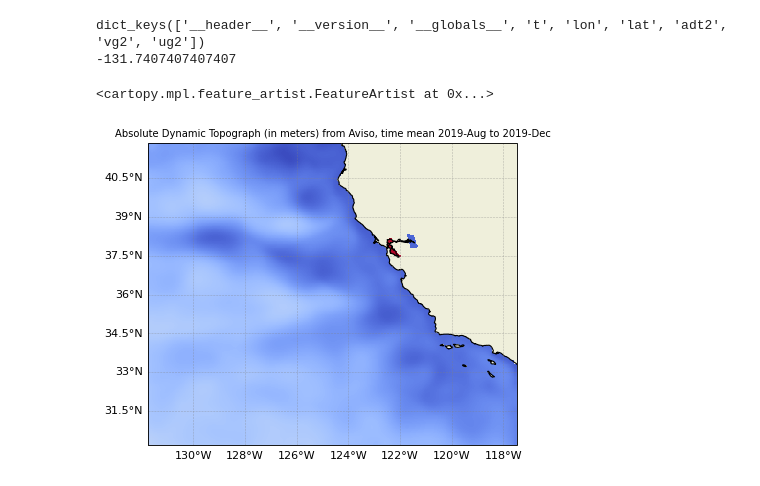
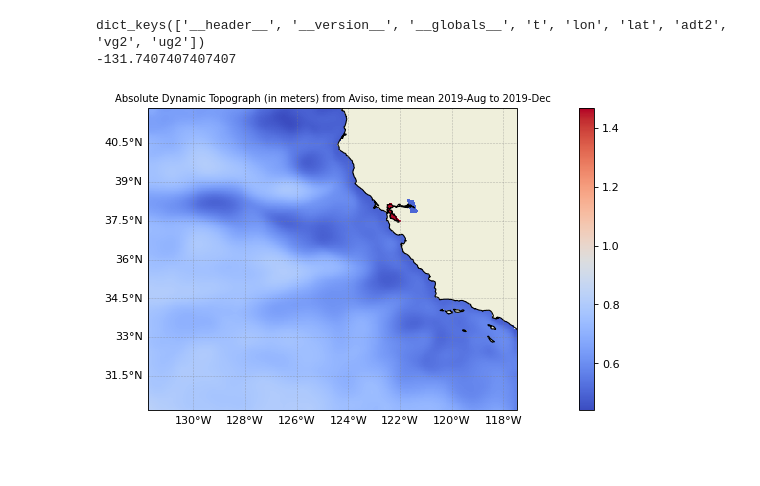
Before and after one commit to emmagurcan/JPL-SURF, a Jupyter notebook: Model_SSH_Data.ipynb, the cells around one changed output. Saved outputs shown, nothing was run; the diff lists cells and outputs as text; code cells hidden in the pictures.

```diff
--- a/Model_SSH_Data.ipynb
+++ b/Model_SSH_Data.ipynb
@@ -30,14 +19,14 @@ print(dataset['lat'])
-# %%
-print(dataset.keys())
-print(np.min(dataset['lon']))
-x_min = np.min(dataset['lon'])
-x_max = np.max(dataset['lon'])
-y_min = np.min(dataset['lat'])
-y_max = np.max(dataset['lat'])
-lon = dataset['lon']
-lat = dataset['lat']
-# %% [output]
-dict_keys(['__header__', '__version__', '__globals__', 't', 'lon', 'lat', 'adt2', 'vg2', 'ug2'])
--131.7407407407407
+# %%
+print(dataset.keys())
+print(np.min(dataset['lon']))
+x_min = np.min(dataset['lon'])
+x_max = np.max(dataset['lon'])
+y_min = np.min(dataset['lat'])
+y_max = np.max(dataset['lat'])
+lon = dataset['lon']
+lat = dataset['lat']
+# %% [output]
+dict_keys(['__header__', '__version__', '__globals__', 't', 'lon', 'lat', 'adt2', 'vg2', 'ug2'])
+-131.7407407407407
 # %%
 adt = dataset['adt2']
@@ -45,15 +35,24 @@ time_mean = np.mean(adt, axis = 2)
 # %%
 fig = plt.figure(figsize = (20, 5), dpi = 80)
 ax = fig.add_subplot(projection=ccrs.PlateCarree())
 ax.set_title('Absolute Dynamic Topograph (in meters) from Aviso, time mean 2019-Aug to 2019-Dec', fontsize = 9)
 ax.set_extent([x_min, x_max, y_min, y_max], crs = ccrs.PlateCarree())
 gl = ax.gridlines(crs=ccrs.PlateCarree(), draw_labels=True,
                    linewidth=.5, color='gray', alpha=0.5, linestyle='--') # include gridlines on map
 gl.top_labels = False     # don't want to plot labels on top side
 gl.right_labels = False
-ax.pcolormesh(lon, lat, time_mean, cmap = 'coolwarm')
+f = ax.pcolormesh(lon, lat, time_mean, cmap = 'coolwarm')
 ax.add_feature(cfeature.LAND)
 ax.add_feature(cfeature.COASTLINE)
+
+vmin = 0.4
+vmax = 0.9
+levels = 5
+level_boundaries = np.linspace(vmin, vmax, levels + 1)
+plt.colorbar(f)
+
+#plt.clim(0.4, 0.9)
+
+plt.show()
 # %% [output]
-<cartopy.mpl.feature_artist.FeatureArtist at 0x...>
-[figure, old version]
+[figure, new version]
```
Also changed, not shown: parts of 17 cells of this notebook.
